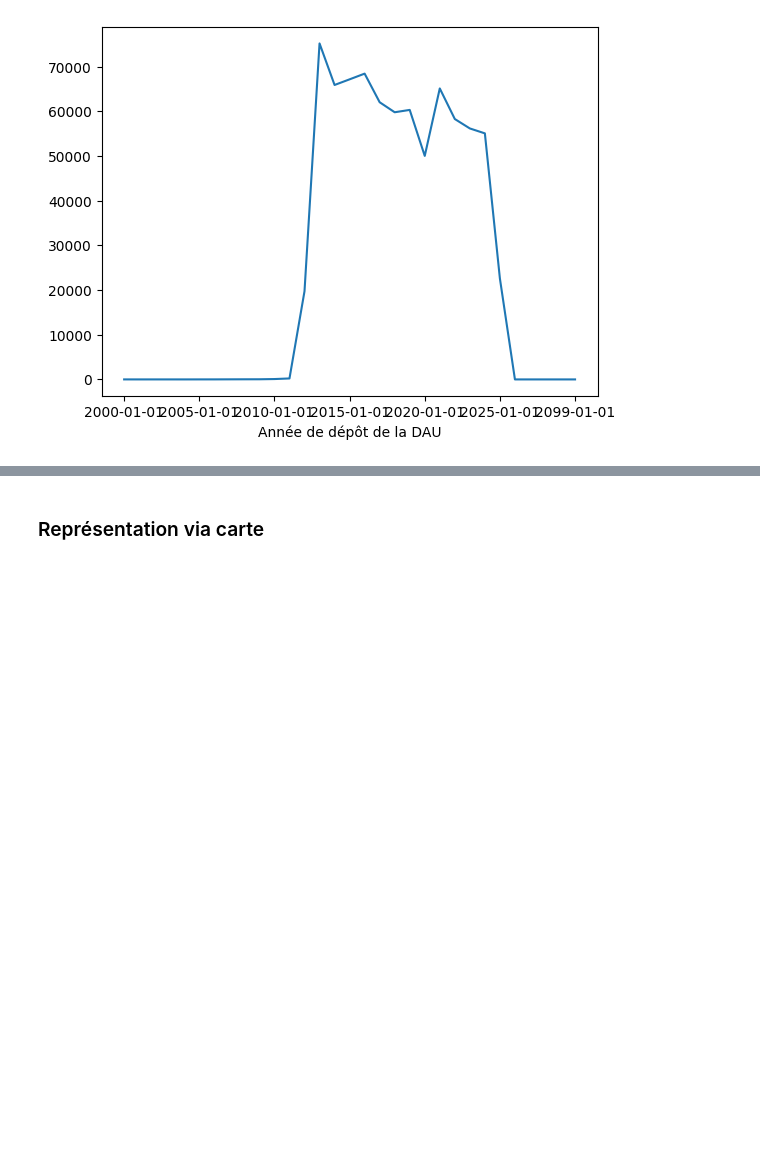
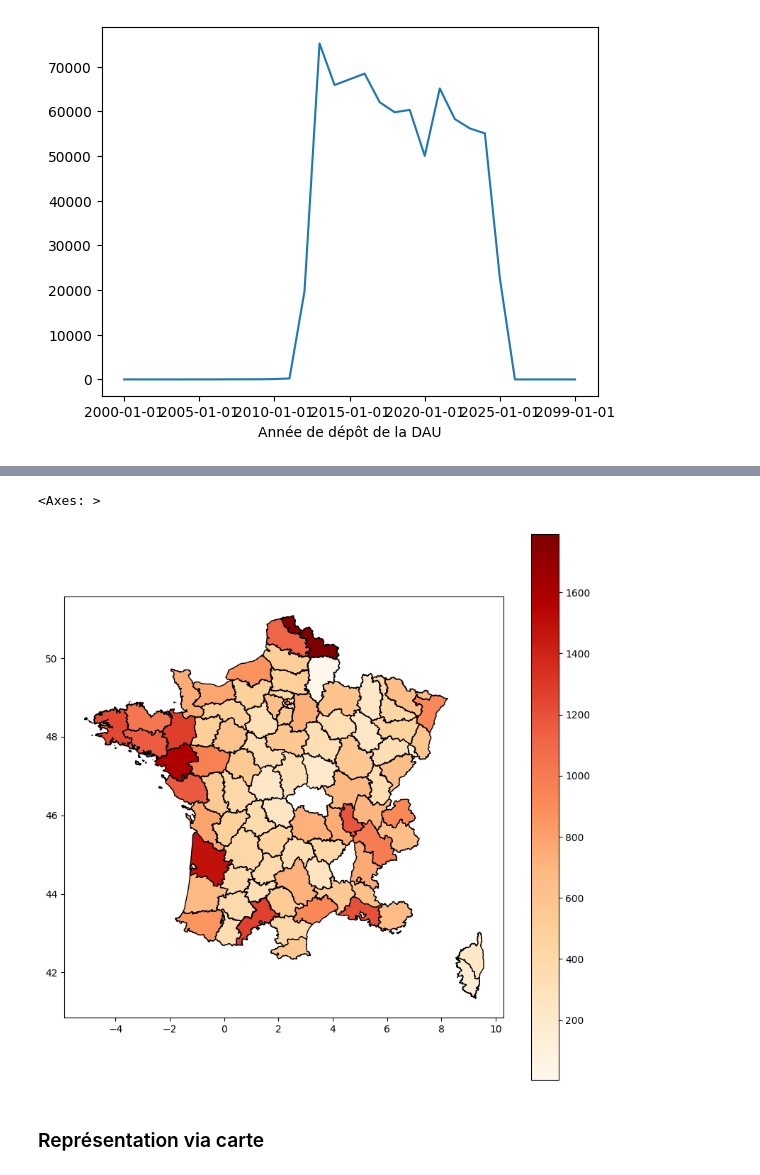
Before and after one commit to m-ligeret/price-signals-construction-activity, a Jupyter notebook: processing_constr_nonresid.ipynb, the cells around one changed output, grey strips where cells are left out. Cells and saved outputs as stored; diff of their text form; code cells hidden in the pictures; blank space fills up the shorter version.

Commit message:
Statdesc : régions les plus constructrices

```diff
--- a/processing_constr_nonresid.ipynb
+++ b/processing_constr_nonresid.ipynb
@@ -334,4 +331,10 @@ plt.hist(df["Date"], bins=40)    # Histogramme
 # %%
-activity_per_department = df.groupby(["Code de la région du lieu des travaux - Code de la zone", "Année de dépôt de la DAU"]).size().unstack(1).sort_index()
+activity_per_department = df.groupby(["Code du département du lieu des travaux - Code de la zone", "Année de dépôt de la DAU"]).size().unstack(1).sort_index()
 activity_per_department["2015-01-01"].sort_values()
+
+activity_per_department = df.groupby(["Code du département du lieu des travaux - Code de la zone", "Année de dépôt de la DAU"]).size().unstack(1).sort_index()
+construction_activity2015 = activity_per_department["2018-01-01"].sort_values().reset_index()
+
+deps = gpd.read_file("https://raw.githubusercontent.com/gregoiredavid/france-geojson/master/departements.geojson")
+construction_activity2015["Code du département du lieu des travaux - Code de la zone"].nunique()
 # %% [output]
@@ -354,0 +342,3 @@ Name: 2015-01-01, dtype: float64
+# %%
+deps.index = deps.index.astype(str).str.zfill(2)
+deps.head(50)
@@ -354,0 +363,17 @@ Name: 2015-01-01, dtype: float64
+# %%
+gdf = construction_activity2015.merge(
+    deps,
+    left_on="Code du département du lieu des travaux - Code de la zone",
+    right_on="code",
+    how="left"
+)
+# %%
+
+
+gdf = gpd.GeoDataFrame(
+    gdf,
+    geometry="geometry",
+    crs=deps.crs
+)
+
+gdf.head(50)
@@ -355,3 +398,14 @@ Name: 2015-01-01, dtype: float64
+# %%
+gdf.plot(
+    column="2018-01-01",
+    cmap="OrRd",
+    legend=True,
+    figsize=(10, 10),
+    edgecolor="black"
+)
+# %% [output]
+<Axes: >
+[figure, added]
 # %% [markdown]
 ### Représentation via carte
 # %%
```
Also changed, not shown: parts of 17 cells of this notebook.
